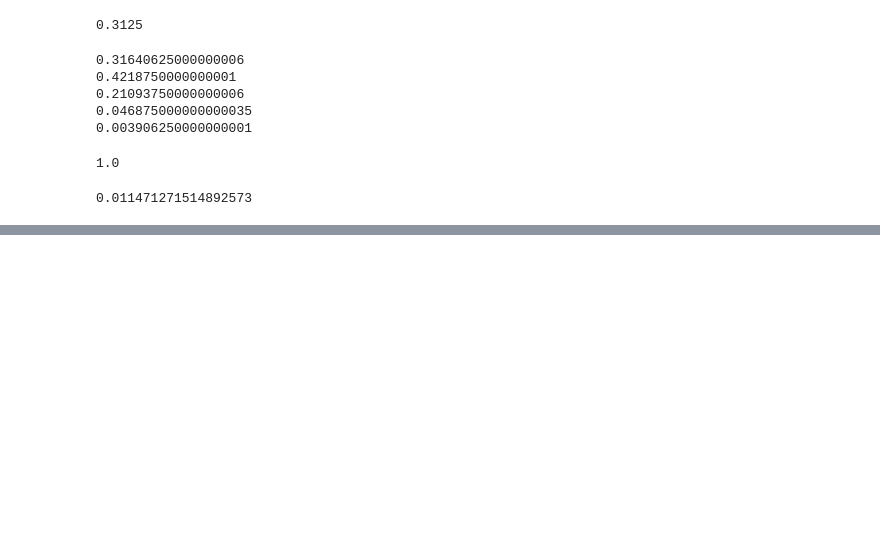
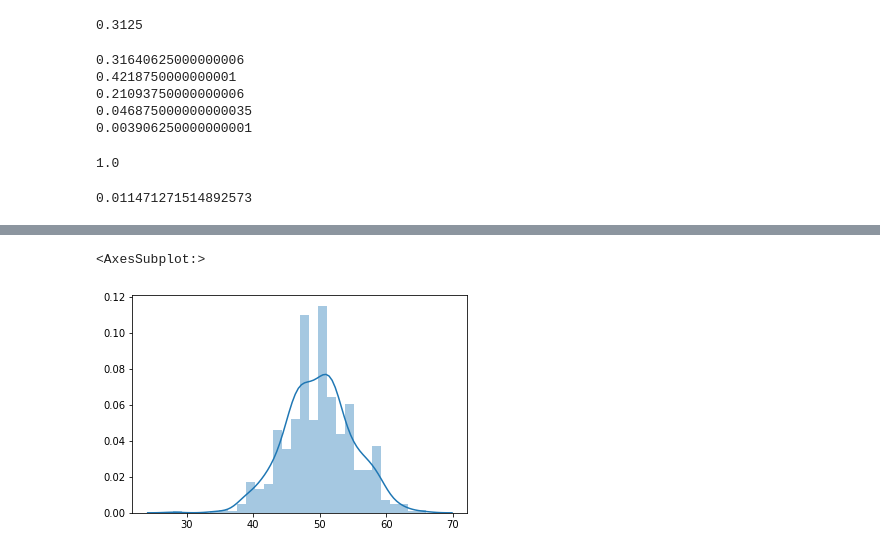
Before and after one commit to houstonsantos/Python-MachineLearning, a Jupyter notebook: Distribuicao/Binomial.ipynb, the cells around one changed output, grey strips where cells are left out. Drawn from its saved outputs; the diff is of its cells as text; code cells hidden in the pictures; blank space fills up the shorter version.

```diff
--- a/Distribuicao/Binomial.ipynb
+++ b/Distribuicao/Binomial.ipynb
@@ -32,3 +34,7 @@ binom.cdf(4, 4, 0.25)
 binom.pmf(7, 12, 0.25)
 # %% [output]
 0.011471271514892573
+# %%
+# Gerando amostra Binomial
+bx = binom.rvs(100, 0.5, size = 1000)
+bx
@@ -34,0 +59,5 @@ binom.pmf(7, 12, 0.25)
+# %%
+sb.distplot(bx, hist = True, kde = True)
+# %% [output]
+<AxesSubplot:>
+[figure, added]
```
Also changed, not shown: parts of 3 cells of this notebook, 20 other files.
